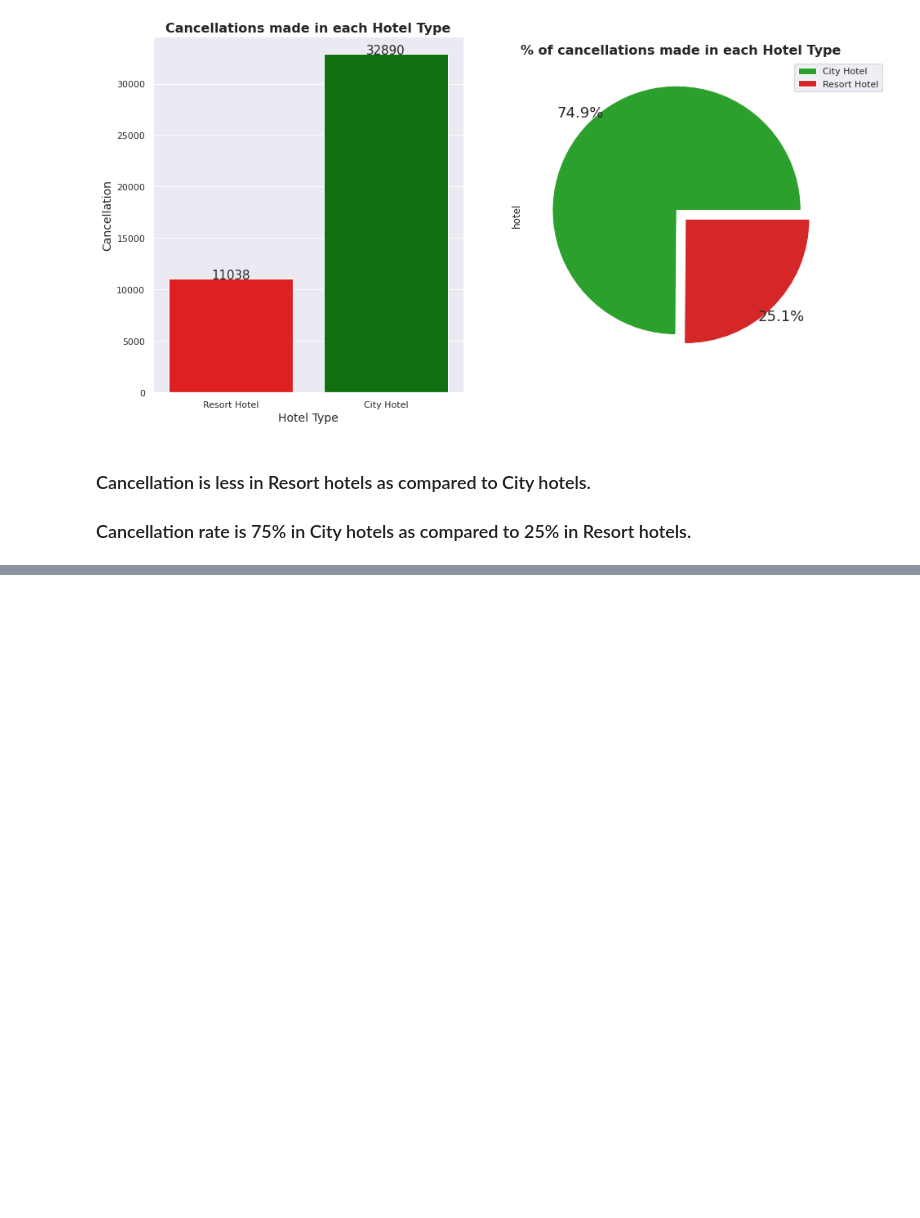
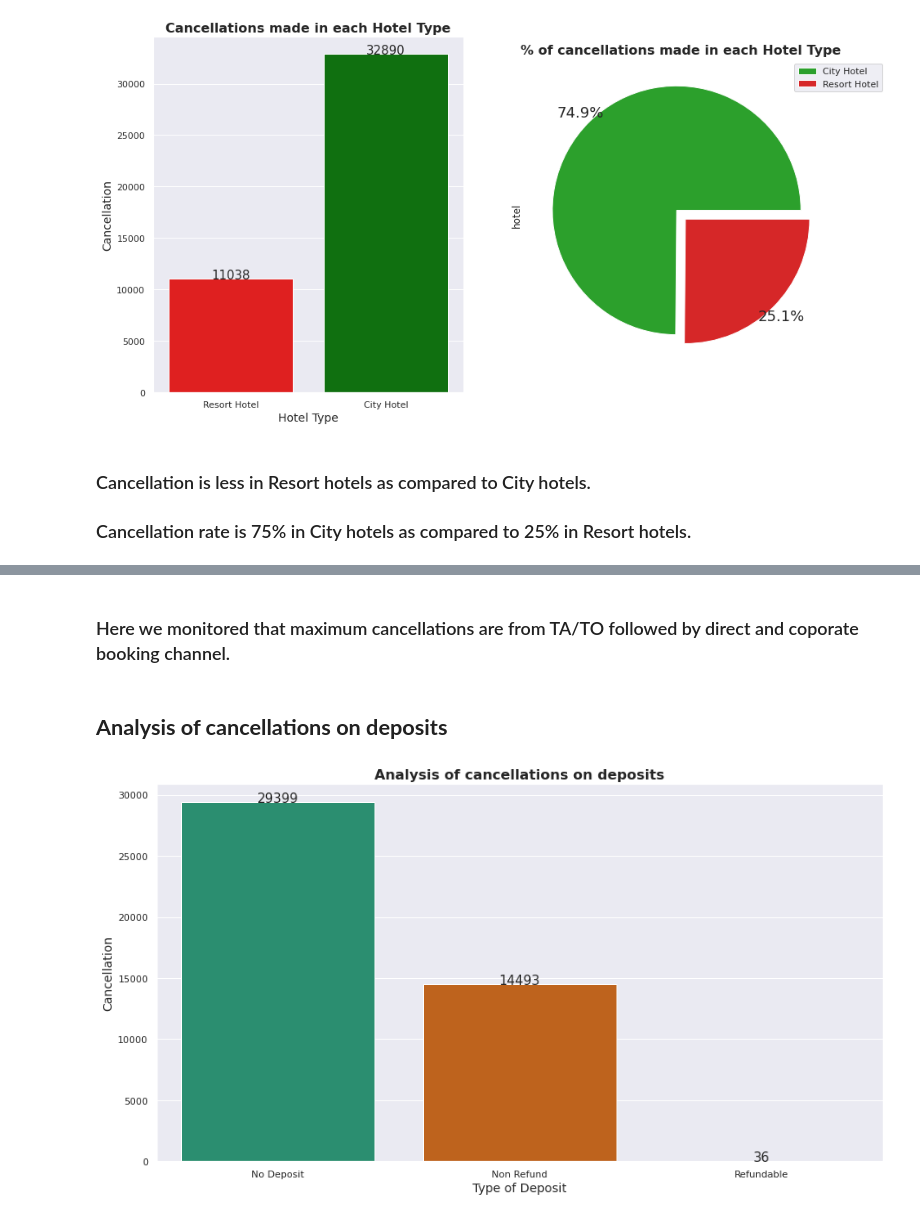
Before and after one commit to sanjaypauloct1989/6.Hotel-booking-EDA, a Jupyter notebook: Hotel Booking Analysis-Capstone Project.ipynb, the cells around one changed output, grey strips where cells are left out. Drawn from its saved outputs; the diff is of its cells as text; code cells hidden in the pictures; blank space fills up the shorter version.

```diff
--- a/Hotel Booking Analysis-Capstone Project.ipynb
+++ b/Hotel Booking Analysis-Capstone Project.ipynb
@@ -580,0 +625,16 @@ Text(0.5, 1.0, '% of cancellations made in each Hotel Type')
+# %% [markdown]
+### Here we monitored that maximum cancellations are from TA/TO followed by direct and coporate booking channel.
+# %% [markdown]
+## **Analysis of cancellations on deposits**
+# %%
+# This graph shows cancellations made due to deposits.
+sns.set(rc={'figure.figsize':(15,8)})
+sns.set_palette("Dark2")
+ax = sns.countplot(x = 'deposit_type', data=cancellation)
+ax.set_title('Analysis of cancellations on deposits',fontsize = 16, fontweight='bold')
+ax.set_xlabel('Type of Deposit',fontsize = 14)
+ax.set_ylabel('Cancellation',fontsize = 14)
+for rect in ax.patches:
+   ax.text (rect.get_x() + rect.get_width()  / 2,rect.get_height()+ 0.20,rect.get_height(),horizontalalignment='center', fontsize = 15)
+# %% [output]
+[figure, added]
```
Also changed, not shown: parts of 16 cells of this notebook.
